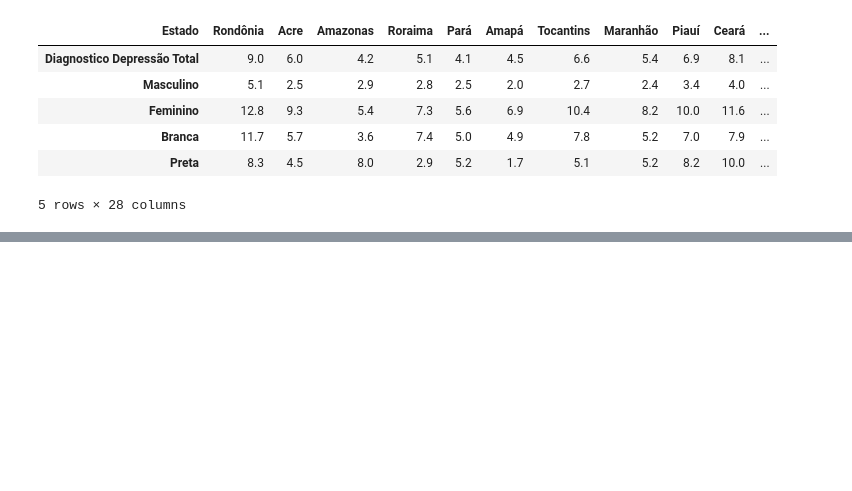
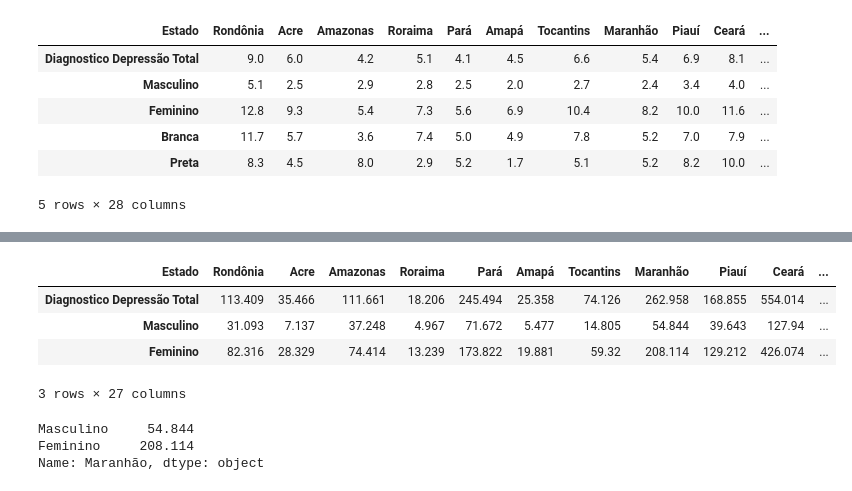
Before and after one commit to Felipeecp/desafio4_tratamento_dados, a Jupyter notebook: analise.ipynb, the cells around one changed output, grey strips where cells are left out. Saved outputs shown, nothing was run; the diff lists cells and outputs as text; code cells hidden in the pictures; blank space fills up the shorter version.

```diff
--- a/analise.ipynb
+++ b/analise.ipynb
@@ -152,0 +121,10 @@ dados_por_estado
+# %%
+tab_sexo_abs = pd.read_csv('dados_tratados/tab_sexo_tratado_abs.csv')
+tab_sexo_abs = dataset_por_estado(tab_sexo_abs)
+tab_sexo_abs
+# %% [output]
+| Estado | Rondônia | Acre | Amazonas | Roraima | Pará | Amapá | Tocantins | Maranhão | Piauí | Ceará | ... |
+| Diagnostico Depressão Total | 113.409 | 35.466 | 111.661 | 18.206 | 245.494 | 25.358 | 74.126 | 262.958 | 168.855 | 554.014 | ... |
+| Masculino | 31.093 | 7.137 | 37.248 | 4.967 | 71.672 | 5.477 | 14.805 | 54.844 | 39.643 | 127.94 | ... |
+| Feminino | 82.316 | 28.329 | 74.414 | 13.239 | 173.822 | 19.881 | 59.32 | 208.114 | 129.212 | 426.074 | ... |
+3 rows × 27 columns
@@ -152,0 +133,6 @@ dados_por_estado
+# %%
+dados_abs
+# %% [output]
+Masculino     54.844
+Feminino     208.114
+Name: Maranhão, dtype: object
```
Also changed, not shown: parts of 23 cells of this notebook, 8 other files.
